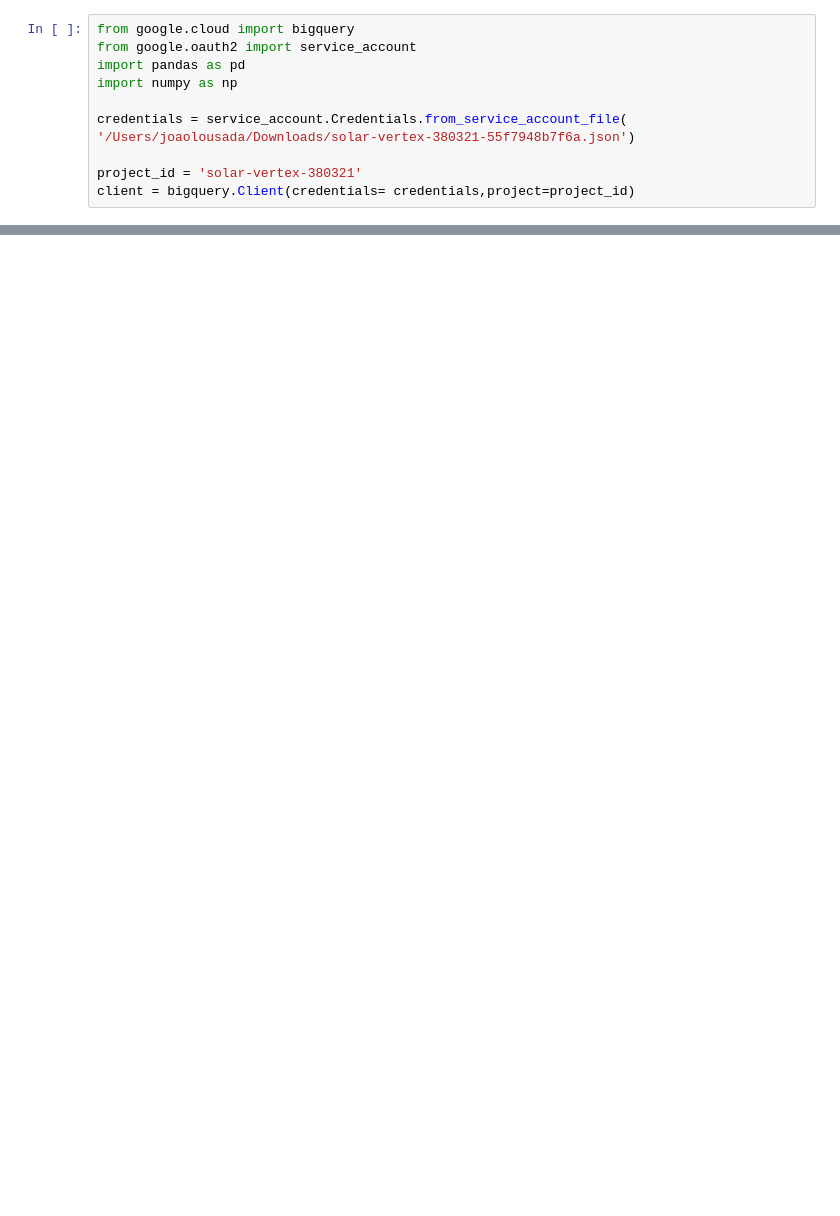
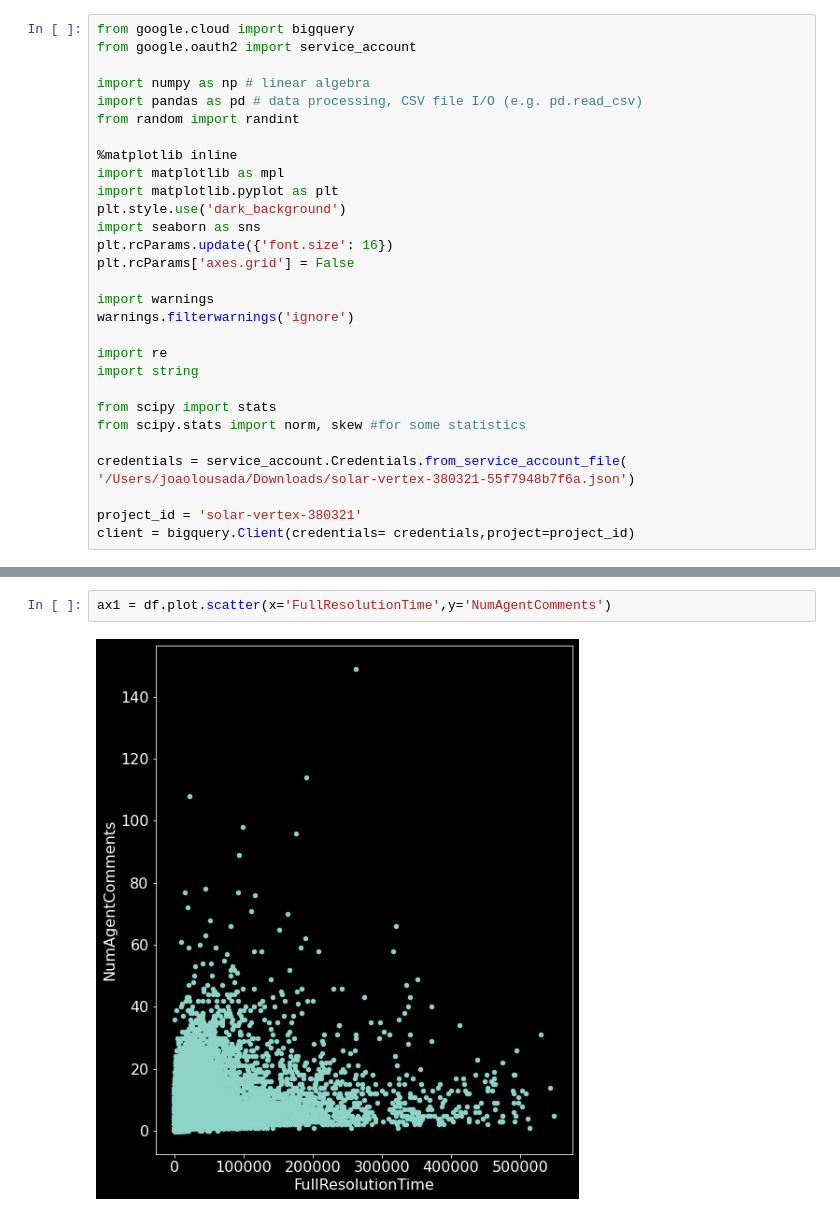
Before and after one commit to jlousada315/zentest, a Jupyter notebook: exercise.ipynb, the cells around one changed output, grey strips where cells are left out. Saved outputs shown, nothing was run; the diff lists cells and outputs as text; blank space fills up the shorter version.

```diff
--- a/exercise.ipynb
+++ b/exercise.ipynb
@@ -1,8 +53,27 @@
 # %%
 from google.cloud import bigquery
 from google.oauth2 import service_account
-import pandas as pd
-import numpy as np
+
+import numpy as np # linear algebra
+import pandas as pd # data processing, CSV file I/O (e.g. pd.read_csv)
+from random import randint
+
+%matplotlib inline
+import matplotlib as mpl
+import matplotlib.pyplot as plt
+plt.style.use('dark_background')
+import seaborn as sns
+plt.rcParams.update({'font.size': 16})
+plt.rcParams['axes.grid'] = False
+
+import warnings
+warnings.filterwarnings('ignore')
+
+import re
+import string
+
+from scipy import stats
+from scipy.stats import norm, skew #for some statistics
 
 credentials = service_account.Credentials.from_service_account_file(
 '/Users/joaolousada/Downloads/solar-vertex-380321-55f7948b7f6a.json')
@@ -28,0 +224,4 @@ df.head()
+# %%
+ax1 = df.plot.scatter(x='FullResolutionTime',y='NumAgentComments')
+# %% [output]
+[figure, added]
```
Also changed, not shown: parts of 69 cells of this notebook, 1 other file.
